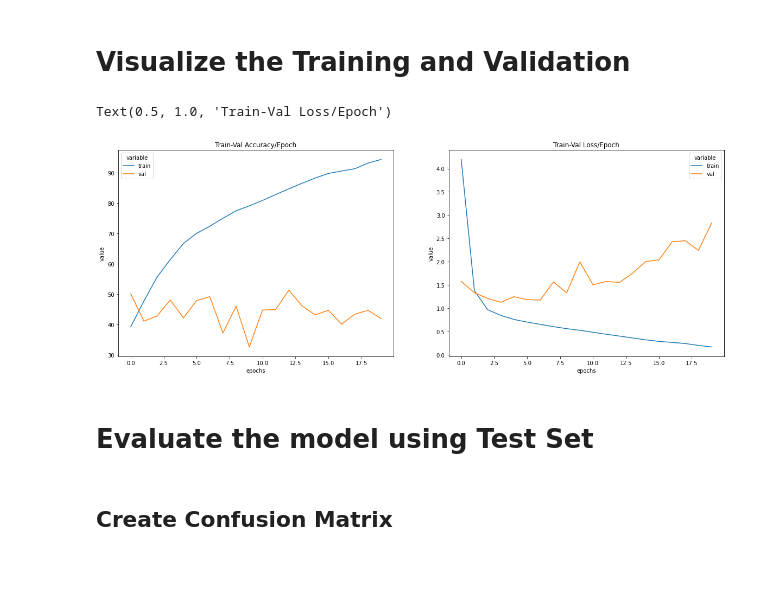
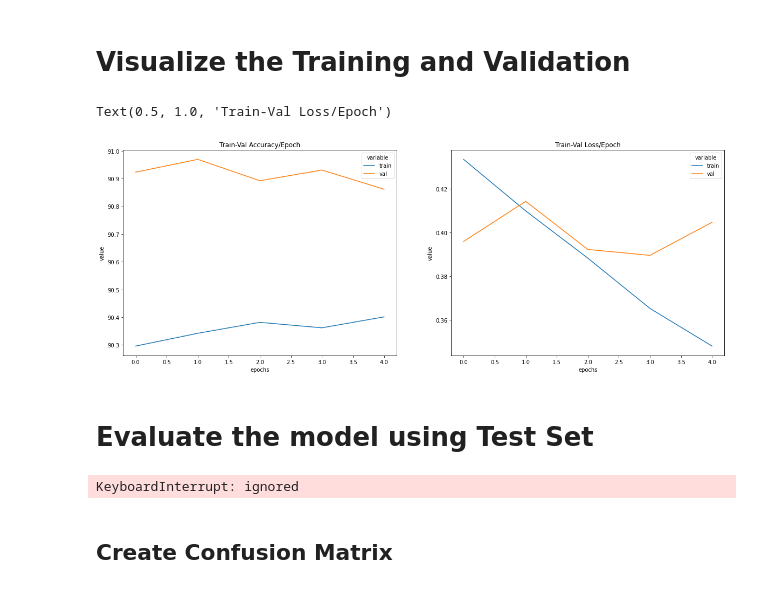
Before and after one commit to ian-byrne/MADSmilestone2, a Jupyter notebook: Supervised_CNN.ipynb, the cells around one changed output. Drawn from its saved outputs; the diff is of its cells as text; code cells hidden in the pictures.

```diff
--- a/Supervised_CNN.ipynb
+++ b/Supervised_CNN.ipynb
@@ -550,16 +688,16 @@ Train Loss: 0.703 | Train Accuracy: 70.070
 # %%
 # Create dataframes
 train_val_acc_df = pd.DataFrame.from_dict(accuracy_stats).reset_index().melt(id_vars=['index']).rename(columns={"index":"epochs"})
 train_val_loss_df = pd.DataFrame.from_dict(loss_stats).reset_index().melt(id_vars=['index']).rename(columns={"index":"epochs"})
-train_val_acc_df.to_csv('/content/gdrive/MyDrive/Colab Notebooks/acc_loss/acc.csv', index = False)
-train_val_loss_df.to_csv('/content/gdrive/MyDrive/Colab Notebooks/acc_loss/loss.csv', index = False)
+train_val_acc_df.to_csv('/content/gdrive/MyDrive/Colab Notebooks/acc_loss/acc2.csv', index = False)
+train_val_loss_df.to_csv('/content/gdrive/MyDrive/Colab Notebooks/acc_loss/loss2.csv', index = False)
 # Plot the dataframes
 fig, axes = plt.subplots(nrows=1, ncols=2, figsize=(20,7))
 sns.lineplot(data=train_val_acc_df, x = "epochs", y="value", hue="variable",  ax=axes[0]).set_title('Train-Val Accuracy/Epoch')
 sns.lineplot(data=train_val_loss_df, x = "epochs", y="value", hue="variable", ax=axes[1]).set_title('Train-Val Loss/Epoch')
 # %% [output]
 Text(0.5, 1.0, 'Train-Val Loss/Epoch')
-[figure, old version]
+[figure, new version]
 # %% [markdown]
 # Evaluate the model using Test Set
 # %%
@@ -569,7 +707,7 @@ y_test = torch.tensor([])
 with torch.set_grad_enabled(False):
   model.eval()
   for x_test_batch, y_test_batch in test_loader:
-    x_test_batch = x_test_batch.to(float).to(device)
+    x_test_batch = x_test_batch.to(device)#.to(float).to(device)
     y_test_pred = model(x_test_batch)
     _, y_pred_probs = torch.max(y_test_pred, dim = 1)
     all_pred.append(y_pred_probs.cpu().numpy())
@@ -577,6 +715,8 @@ with torch.set_grad_enabled(False):
     y_test = torch.cat((y_test, y_test_batch), dim = 0)
 
 #all_preds = [a.squeeze().tolist() for a in all_preds]
+# %% [output]
+KeyboardInterrupt: ignored
 # %% [markdown]
 ## Create Confusion Matrix
 # %%
```
Also changed, not shown: parts of 20 cells of this notebook.
